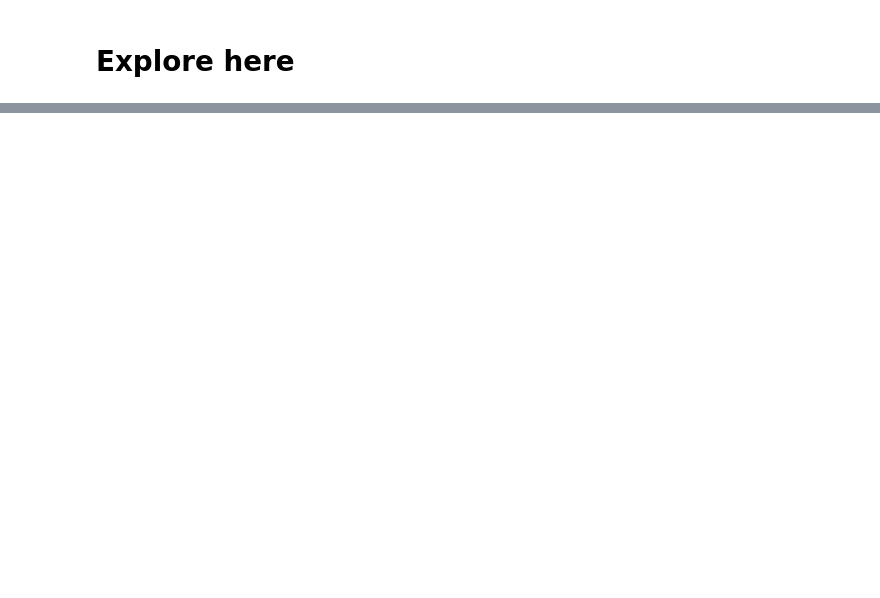
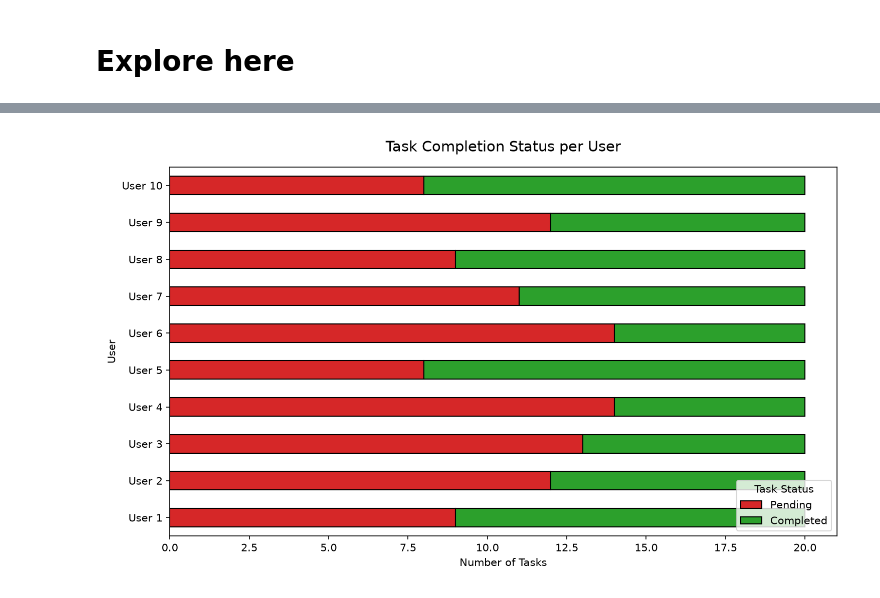
Before and after one commit to vdd11/interacting-with-api-python-project-tutorial, a Jupyter notebook: src/explore.ipynb, the cells around one changed output, grey strips where cells are left out. Drawn from its saved outputs; the diff is of its cells as text; code cells hidden in the pictures; blank space fills up the shorter version.

Commit message:
git push origin mainAPI project

```diff
--- a/src/explore.ipynb
+++ b/src/explore.ipynb
@@ -138,9 +3,77 @@ plt.show()
-# %%
-engine = create_engine("sqlite:///world_bank_analysis.db")
-
-for table_name, df in tables.items():
-    sql_table_name = f"indicator_{table_name}"
-    df.to_sql(sql_table_name, engine, if_exists="replace", index=False)
-
-# Validation example
-pd.read_sql("SELECT * FROM indicator_gdp_per_capita LIMIT 5", engine)
+# %%
+import sqlite3
+import pandas as pd
+import requests
+import matplotlib.pyplot as plt
+from IPython.display import Image, display
+
+# 1. Retrieve data from the Todos API endpoint
+url = "https://jsonplaceholder.typicode.com/todos"
+response = requests.get(url)
+
+# Check if the API request was successful
+if response.status_code == 200:
+    api_data = response.json()
+
+    print(f"--- API Extraction Summary ---")
+    print(f"Successfully downloaded {len(api_data)} total task records from the live API.")
+
+    # 2. Parse the raw JSON into a Pandas DataFrame
+    df = pd.DataFrame(api_data)
+
+    # 3. Explicitly display raw data insights in the notebook
+    print("\n--- Raw Dataframe Head (First 5 rows) ---")
+    display(df.head(5)) # Renders a clean, interactive HTML table in Jupyter
+
+    print("\n--- Dataset Summary Statistics ---")
+    display(df.describe(include='all')) # Displays descriptive stats for numeric and categorical columns
+
+    # 4. Prepare data for visualization: Group by userId and completed status
+    task_breakdown = df.groupby(['userId', 'completed']).size().unstack(fill_value=0)
+
+    # Rename columns for clarity (False = Pending, True = Completed)
+    task_breakdown = task_breakdown.rename(columns={False: 'Pending', True: 'Completed'})
+
+    # Calculate total tasks per user and sort ascending to make the chart ladder properly
+    task_breakdown['Total'] = task_breakdown['Pending'] + task_breakdown['Completed']
+    task_breakdown = task_breakdown.sort_values('Total', ascending=True)
+
+    # Drop the temporary Total column so it doesn't get plotted as a stack segment
+    task_breakdown = task_breakdown.drop(columns=['Total'])
+
+    # Create clean user-friendly index labels
+    task_breakdown.index = 'User ' + task_breakdown.index.astype(str)
+
+    # 5. Create a stacked horizontal bar chart
+    fig, ax = plt.subplots(figsize=(10, 6))
+
+    # Plot stacked bars (Red for Pending, Green for Completed)
+    task_breakdown.plot(kind='barh', stacked=True, color=['#d62728', '#2ca02c'], edgecolor='black', ax=ax)
+
+    plt.xlabel('Number of Tasks')
+    plt.ylabel('User')
+    plt.title('Task Completion Status per User', pad=15, fontsize=14)
+    plt.legend(title='Task Status', loc='lower right')
+
+    # Ensure all labels fit neatly and are not truncated
+    plt.tight_layout()
+
+    # Save the plot to an image file
+    plot_filename = 'tasks_breakdown_per_user.png'
+    plt.savefig(plot_filename, dpi=150)
+    plt.close()
+
+    print("\n--- Generated Visualization ---")
+
+    # Display the saved image inline in the Jupyter Notebook cell output
+    display(Image(filename=plot_filename))
+
+    # 6. Save the parsed data to an SQL database (SQLite)
+    conn = sqlite3.connect("project_data.db")
+    df.to_sql("todos", conn, if_exists="replace", index=False)
+    conn.close()
+
+    print("\nProcess completed successfully: Data written to 'project_data.db' and database connection closed.")
+else:
+    print(f"Failed to retrieve data from API: {response.status_code}")
+# %% [output]
@@ -146,0 +104 @@ pd.read_sql("SELECT * FROM indicator_gdp_per_capita LIMIT 5", engine)
+[figure, added]
```
Also changed, not shown: parts of 7 cells of this notebook, 6 other files.
